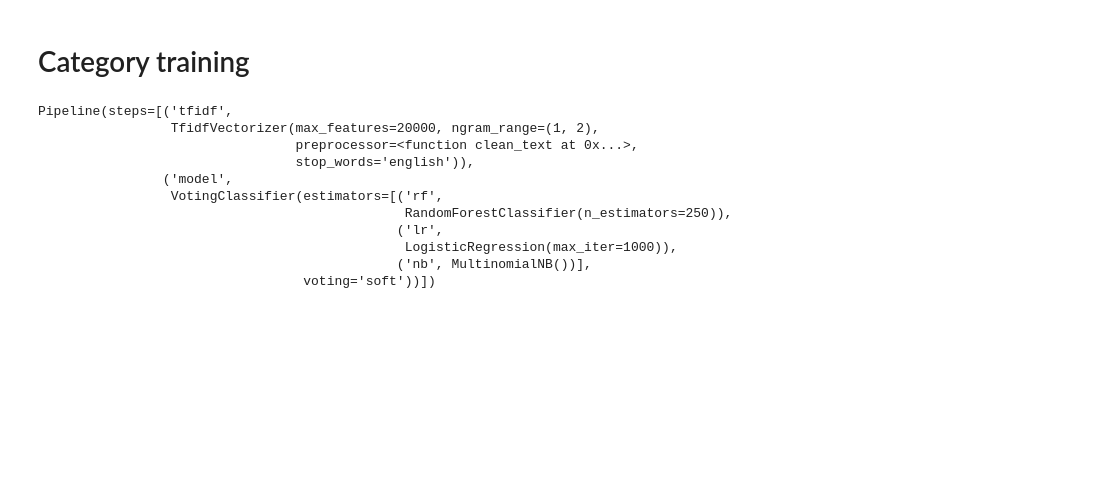
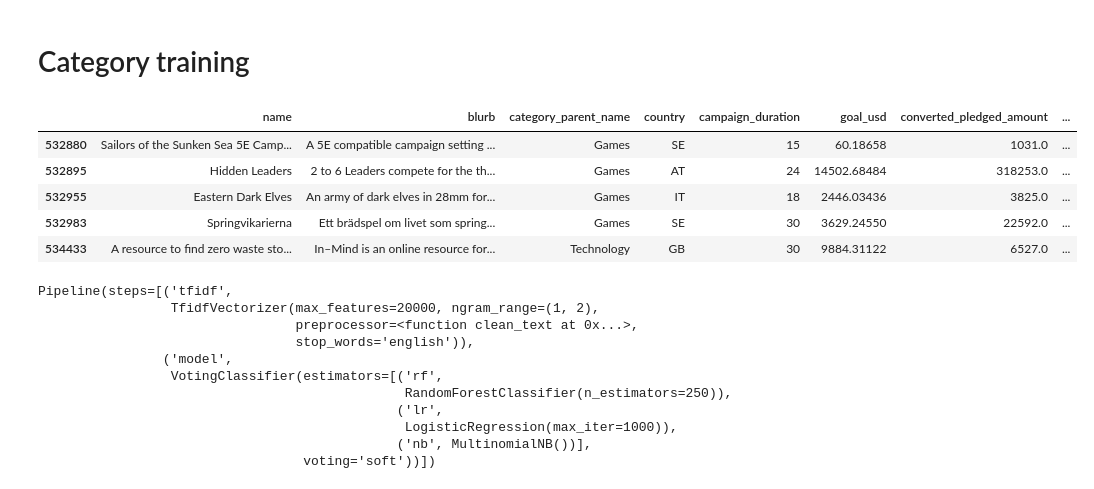
Before and after one commit to RicardoMA19/Kickstarter-Campaing-Launch-Assitant, a Jupyter notebook: Kickstarter-Assistant-Project.ipynb, the cells around one changed output. Drawn from its saved outputs; the diff is of its cells as text; code cells hidden in the pictures; blank space fills up the shorter version.

```diff
--- a/Kickstarter-Assistant-Project.ipynb
+++ b/Kickstarter-Assistant-Project.ipynb
@@ -178,7 +179,7 @@ kick_df = kick_df.dropna(subset=[
 kick_df['success'] = (kick_df['state'] == 'successful').astype(int)
 # %%
 # reducing to 10 years before
-cutoff_date = pd.Timestamp.now() - pd.DateOffset(years = 10)
+cutoff_date = pd.Timestamp.now() - pd.DateOffset(years = 5)
 
 kick_df = kick_df[kick_df['launched_at'] >= cutoff_date]
 # %%
@@ -251,6 +252,25 @@ array(['US', 'HK', 'SG', 'GB', 'AU', 'SE', 'BE', 'IT', 'FR', 'DE', 'ES',
        'GR', 'NO', 'SI'], dtype=object)
 # %% [markdown]
 # Category training
+# %%
+kick_df[['name',
+         'blurb',
+    'category_parent_name',
+    'country',
+    'campaign_duration',
+    'goal_usd',
+         'converted_pledged_amount',
+         'launched_at',
+         'deadline',
+         'state'
+]].tail(5)
+# %% [output]
+|  | name | blurb | category_parent_name | country | campaign_duration | goal_usd | converted_pledged_amount | ... |
+| 532880 | Sailors of the Sunken Sea 5E Camp... | A 5E compatible campaign setting ... | Games | SE | 15 | 60.18658 | 1031.0 | ... |
+| 532895 | Hidden Leaders | 2 to 6 Leaders compete for the th... | Games | AT | 24 | 14502.68484 | 318253.0 | ... |
+| 532955 | Eastern Dark Elves | An army of dark elves in 28mm for... | Games | IT | 18 | 2446.03436 | 3825.0 | ... |
+| 532983 | Springvikarierna | Ett brädspel om livet som spring... | Games | SE | 30 | 3629.24550 | 22592.0 | ... |
+| 534433 | A resource to find zero waste sto... | In–Mind is an online resource for... | Technology | GB | 30 | 9884.31122 | 6527.0 | ... |
 # %%
 kick_df['title_length'] = kick_df['name'].apply(len)
 
```
Also changed, not shown: parts of 6 cells of this notebook.
